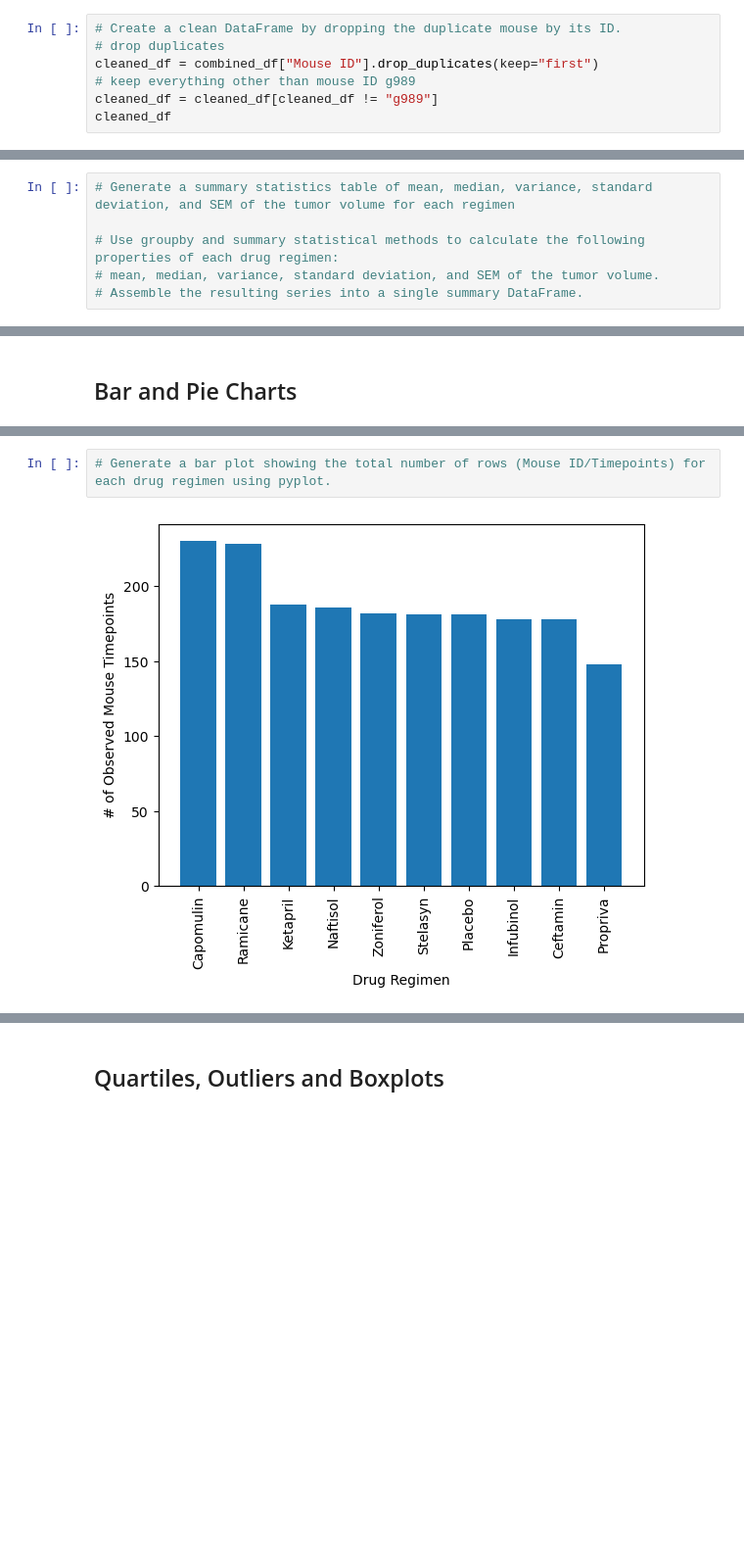
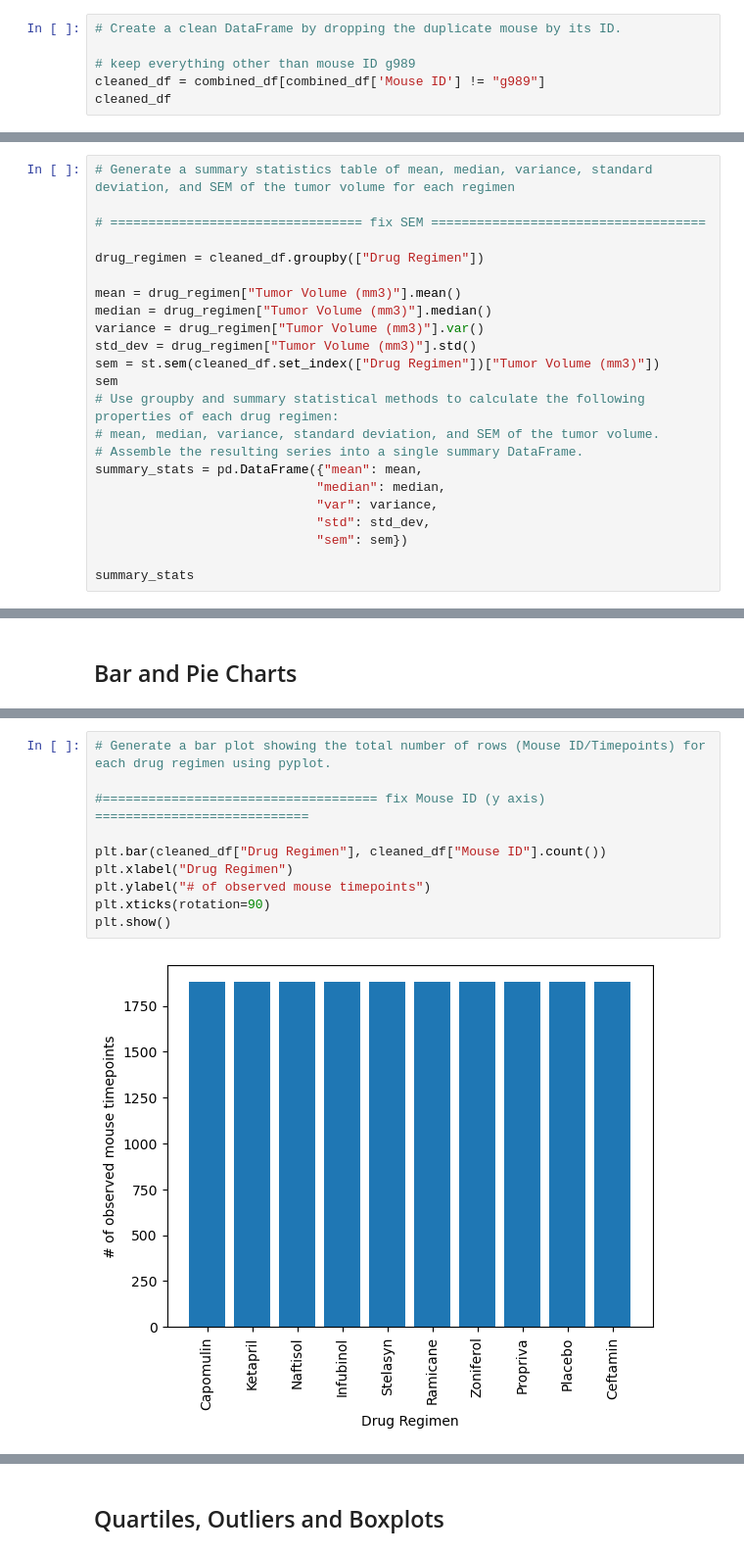
Before and after one commit to cassidysimmons/matplotlib-challenge, a Jupyter notebook: Pymaceuticals/pymaceuticals_starter.ipynb, the cells around one changed output, grey strips where cells are left out. Shown at 98% size. Drawn from its saved outputs; the diff is of its cells as text; blank space fills up the shorter version.

Commit message:
fixed merge, data cleaned, bar and pie charts mostly done

```diff
--- a/Pymaceuticals/pymaceuticals_starter.ipynb
+++ b/Pymaceuticals/pymaceuticals_starter.ipynb
@@ -68,8 +64,7 @@ array(['g989'], dtype=object)
 # %%
 # Create a clean DataFrame by dropping the duplicate mouse by its ID.
-# drop duplicates
-cleaned_df = combined_df["Mouse ID"].drop_duplicates(keep="first")
+
 # keep everything other than mouse ID g989
-cleaned_df = cleaned_df[cleaned_df != "g989"]
+cleaned_df = combined_df[combined_df['Mouse ID'] != "g989"]
 cleaned_df
 # %% [output]
@@ -95,7 +103,24 @@ cleaned_df.count()
 # %%
 # Generate a summary statistics table of mean, median, variance, standard deviation, and SEM of the tumor volume for each regimen
 
+# ================================= fix SEM ====================================
+
+drug_regimen = cleaned_df.groupby(["Drug Regimen"])
+
+mean = drug_regimen["Tumor Volume (mm3)"].mean()
+median = drug_regimen["Tumor Volume (mm3)"].median()
+variance = drug_regimen["Tumor Volume (mm3)"].var()
+std_dev = drug_regimen["Tumor Volume (mm3)"].std()
+sem = st.sem(cleaned_df.set_index(["Drug Regimen"])["Tumor Volume (mm3)"])
+sem
 # Use groupby and summary statistical methods to calculate the following properties of each drug regimen:
 # mean, median, variance, standard deviation, and SEM of the tumor volume.
 # Assemble the resulting series into a single summary DataFrame.
+summary_stats = pd.DataFrame({"mean": mean,
+                             "median": median,
+                             "var": variance,
+                             "std": std_dev,
+                             "sem": sem})
+
+summary_stats
 # %% [output]
@@ -139,6 +169,14 @@ cleaned_df.count()
 # %%
 # Generate a bar plot showing the total number of rows (Mouse ID/Timepoints) for each drug regimen using pyplot.
+
+#==================================== fix Mouse ID (y axis) ============================
+
+plt.bar(cleaned_df["Drug Regimen"], cleaned_df["Mouse ID"].count())
+plt.xlabel("Drug Regimen")
+plt.ylabel("# of observed mouse timepoints")
+plt.xticks(rotation=90)
+plt.show()
 # %% [output]
-[figure, old version]
+[figure, new version]
 # %%
 # Generate a pie plot showing the distribution of female versus male mice using Pandas
```
Also changed, not shown: parts of 11 cells of this notebook.
